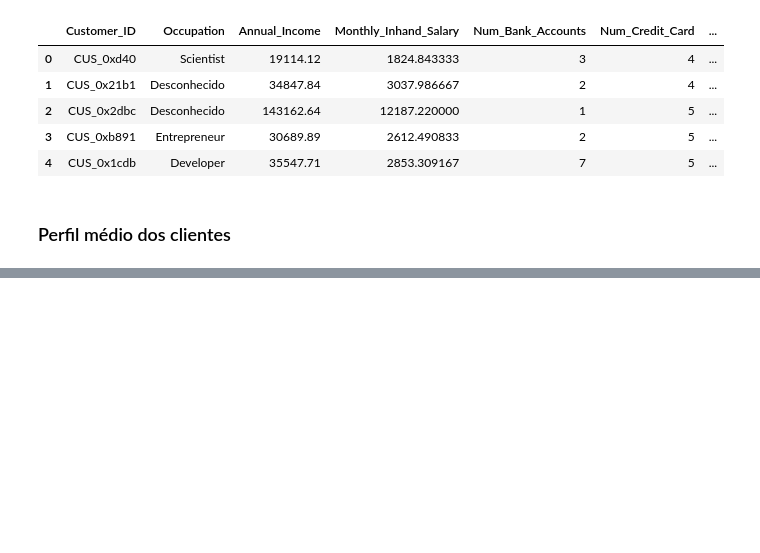
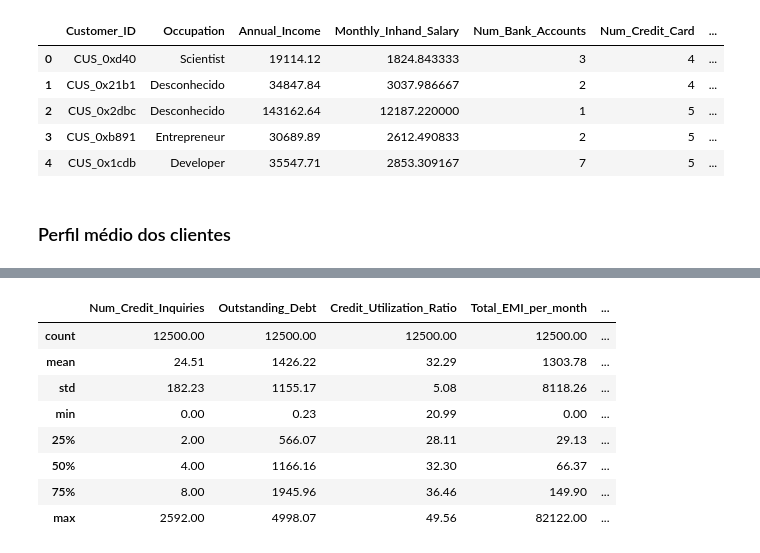
Before and after one commit to LilianeAquino/projeto_ml_II_santander_coders, a Jupyter notebook: trabalho_ada_ML.ipynb, the cells around one changed output, grey strips where cells are left out. Saved outputs shown, nothing was run; the diff lists cells and outputs as text; code cells hidden in the pictures; blank space fills up the shorter version.

```diff
--- a/trabalho_ada_ML.ipynb
+++ b/trabalho_ada_ML.ipynb
@@ -226,0 +246,12 @@ df.describe().round(2)
+# %%
+df[['Num_Credit_Inquiries', 'Outstanding_Debt', 'Credit_Utilization_Ratio', 'Total_EMI_per_month', 'Amount_invested_monthly', 'Monthly_Balance', 'Credit_History_Month']].describe().round(2)
+# %% [output]
+|  | Num_Credit_Inquiries | Outstanding_Debt | Credit_Utilization_Ratio | Total_EMI_per_month | ... |
+| count | 12500.00 | 12500.00 | 12500.00 | 12500.00 | ... |
+| mean | 24.51 | 1426.22 | 32.29 | 1303.78 | ... |
+| std | 182.23 | 1155.17 | 5.08 | 8118.26 | ... |
+| min | 0.00 | 0.23 | 20.99 | 0.00 | ... |
+| 25% | 2.00 | 566.07 | 28.11 | 29.13 | ... |
+| 50% | 4.00 | 1166.16 | 32.30 | 66.37 | ... |
+| 75% | 8.00 | 1945.96 | 36.46 | 149.90 | ... |
+| max | 2592.00 | 4998.07 | 49.56 | 82122.00 | ... |
```
Also changed, not shown: parts of 17 cells of this notebook.
